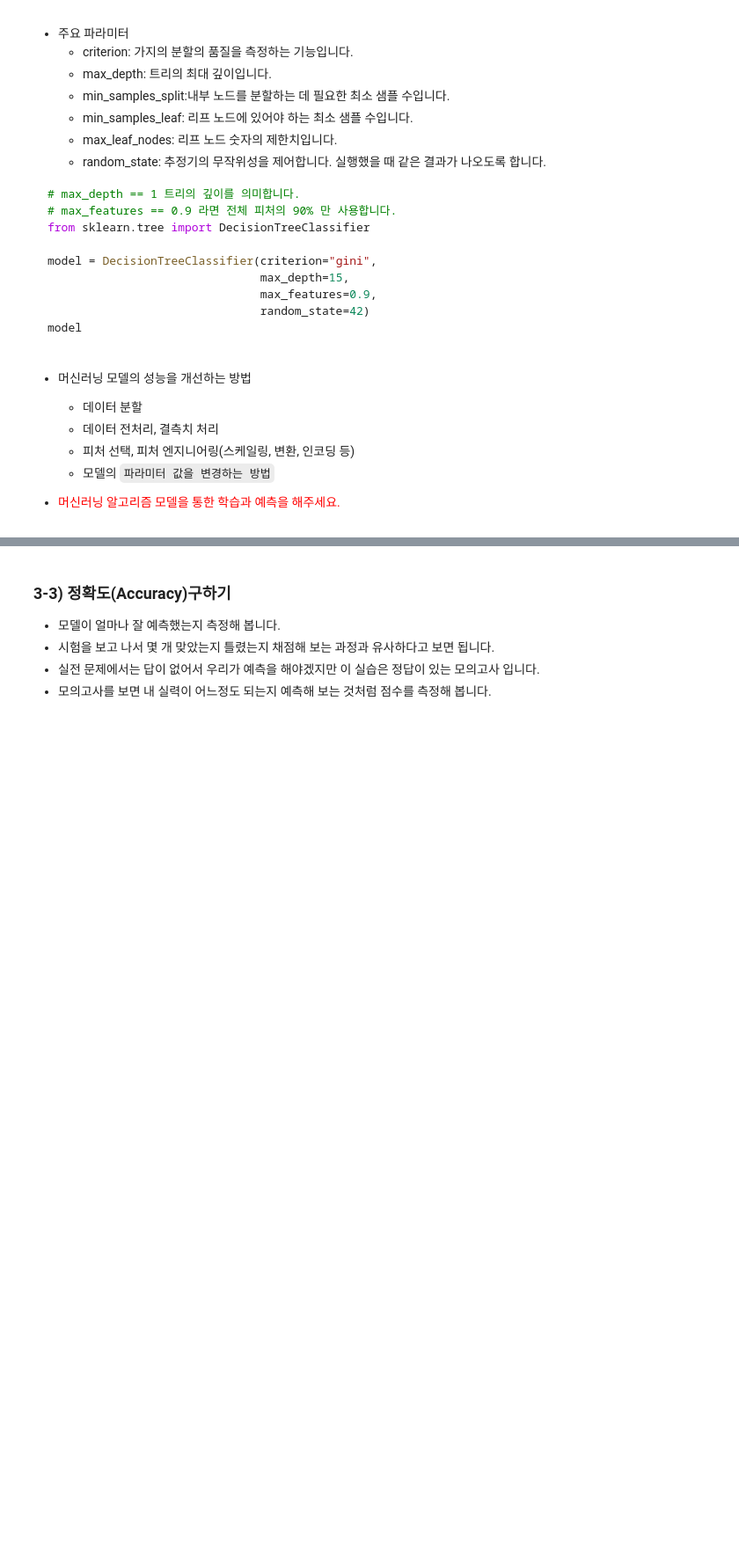
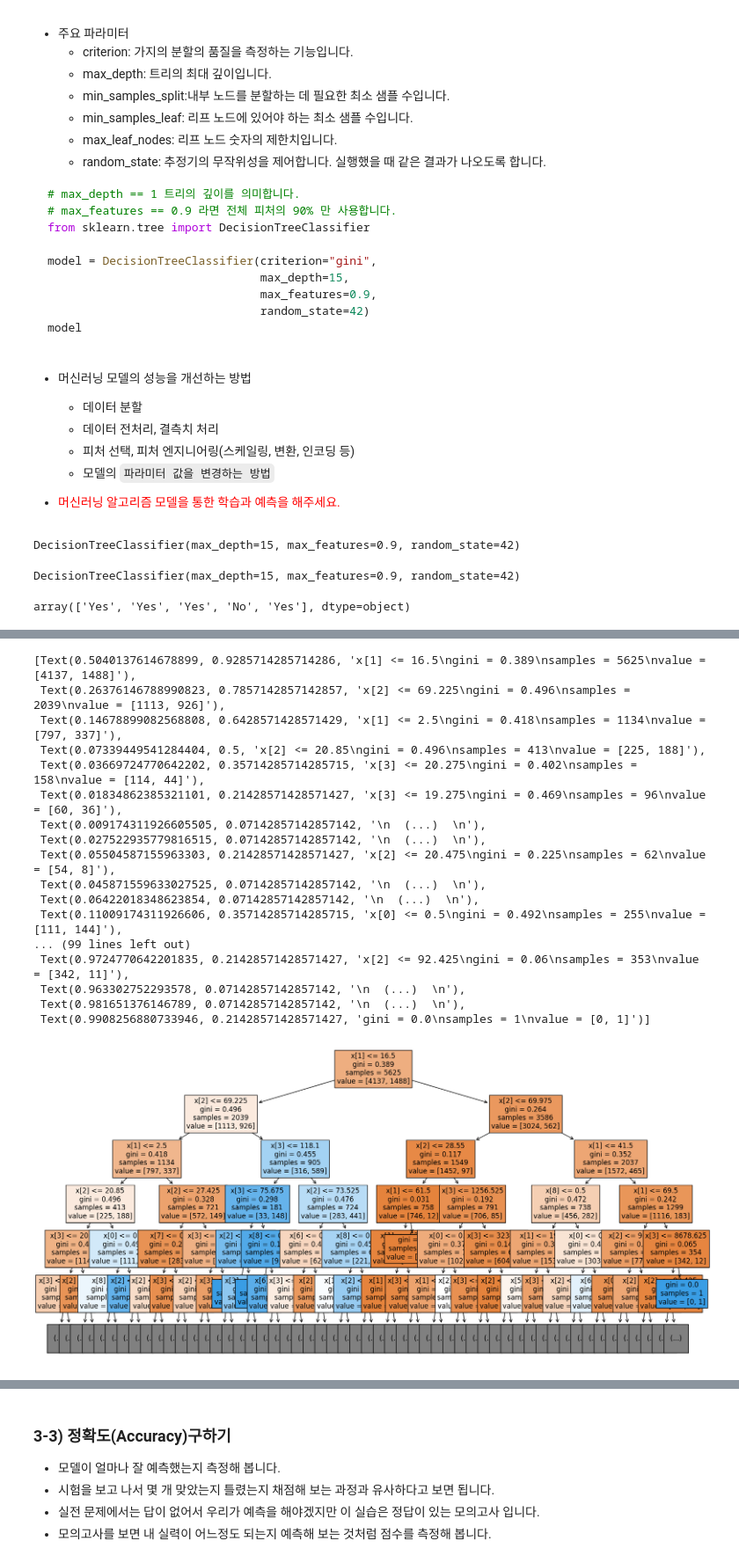
Before and after one commit to WzAcorn/Data-Science-Projects2024, a Jupyter notebook: 01_week_mission_booster.ipynb, the cells around one changed output, grey strips where cells are left out. Shown at 88% size. Drawn from its saved outputs; the diff is of its cells as text; code cells hidden in the pictures; blank space fills up the shorter version.

```diff
--- a/01_week_mission_booster.ipynb
+++ b/01_week_mission_booster.ipynb
@@ -175,8 +295,10 @@ label_name
 # X, y를 만들어 줍니다.
 # 물음표를 채워 독립변수(X)와 종속변수(y)를 나눠주세요.
 # scikit-learn에서 데이터는 대문자 X(2차원,행렬)로 표시하고 정답은 소문자 y(1차원,벡터)로 표기합니다.
-X = df[?]
-y = df[?]
+X = df[['SeniorCitizen', 'tenure', 'MonthlyCharges', 'TotalCharges',
+       'gender_encode', 'Partner_encode', 'Dependents_encode',
+       'PhoneService_encode', 'PaperlessBilling_encode']]
+y = df['Churn']
 display(X.head(2))
 display(y.head(2))
 X.shape, y.shape
@@ -227,11 +363,11 @@ split_count
 # %%
 # 데이터의 80%을 나눌 기준 인덱스(split_count)로 문제 데이터(X)를 train, test로 나눕니다.
 # 데이터의 80%을 나눌 기준 인덱스(split_count)로 정답 데이터(y)를 train, test로 나눕니다.
-X_train = ____________
-y_train = ____________
+X_train = X[:split_count]
+y_train = y[:split_count]
 
-X_test = ____________
-y_test = ____________
+X_test = X[split_count:]
+y_test = y[split_count:]
 
 print("* 데이터가 잘 나뉘었는지 shape 값을 통해 확인해 보세요.")
 
@@ -327,15 +466,25 @@ model
 
 from sklearn.tree import DecisionTreeClassifier
 
-model = ____________
+model = DecisionTreeClassifier(criterion="gini",
+                               max_depth=15,
+                               max_features=0.9,
+                               random_state=42)
+model
+# %% [output]
+DecisionTreeClassifier(max_depth=15, max_features=0.9, random_state=42)
 # %%
 # 데이터를 머신러닝 모델로 학습(fit)합니다.
 # 기출문제 X_train 와 기출문제의 정답 y_train 을 넣고 학습을 합니다.
-model.____________(X_train, y_train)
+model.fit(X_train, y_train)
+# %% [output]
+DecisionTreeClassifier(max_depth=15, max_features=0.9, random_state=42)
 # %%
 # 데이터를 머신러닝 모델로 예측(predict)합니다.
-y_predict = model.____________(X_test)
+y_predict = model.predict(X_test)
 y_predict[:5]
+# %% [output]
+array(['Yes', 'Yes', 'Yes', 'No', 'Yes'], dtype=object)
 # %% [markdown]
 ## 미션 3 - 점수 측정하고 피처의 중요도 시각화 하기
 * 예측한 데이터셋의 점수를 Accuracy로 측정하고 모델이 학습한 피처의 중요도를 시각화 해주세요.
@@ -349,12 +498,31 @@ y_predict[:5]
 # %%
 # plot_tree 를 통해 tree 를 시각화 합니다.
 # 시각화 할 때만 max_depth를 제한한것이고 실제 모델에서는 다른 값을 사용하게 됩니다.
 # 위 예시 이미지를 참고합니다.
 from sklearn.tree import plot_tree
 
 plt.figure(figsize=(20, 10))
 # 여기에 구현해 주세요.
-plot_tree(____________________________________)
+plot_tree(model, max_depth=5, filled=True, fontsize=12)
+# %% [output]
+[Text(0.5040137614678899, 0.9285714285714286, 'x[1] <= 16.5\ngini = 0.389\nsamples = 5625\nvalue = [4137, 1488]'),
+ Text(0.26376146788990823, 0.7857142857142857, 'x[2] <= 69.225\ngini = 0.496\nsamples = 2039\nvalue = [1113, 926]'),
+ Text(0.14678899082568808, 0.6428571428571429, 'x[1] <= 2.5\ngini = 0.418\nsamples = 1134\nvalue = [797, 337]'),
+ Text(0.07339449541284404, 0.5, 'x[2] <= 20.85\ngini = 0.496\nsamples = 413\nvalue = [225, 188]'),
+ Text(0.03669724770642202, 0.35714285714285715, 'x[3] <= 20.275\ngini = 0.402\nsamples = 158\nvalue = [114, 44]'),
+ Text(0.01834862385321101, 0.21428571428571427, 'x[3] <= 19.275\ngini = 0.469\nsamples = 96\nvalue = [60, 36]'),
+ Text(0.009174311926605505, 0.07142857142857142, '\n  (...)  \n'),
+ Text(0.027522935779816515, 0.07142857142857142, '\n  (...)  \n'),
+ Text(0.05504587155963303, 0.21428571428571427, 'x[2] <= 20.475\ngini = 0.225\nsamples = 62\nvalue = [54, 8]'),
+ Text(0.045871559633027525, 0.07142857142857142, '\n  (...)  \n'),
+ Text(0.06422018348623854, 0.07142857142857142, '\n  (...)  \n'),
+ Text(0.11009174311926606, 0.35714285714285715, 'x[0] <= 0.5\ngini = 0.492\nsamples = 255\nvalue = [111, 144]'),
+... (99 lines left out)
+ Text(0.9724770642201835, 0.21428571428571427, 'x[2] <= 92.425\ngini = 0.06\nsamples = 353\nvalue = [342, 11]'),
+ Text(0.963302752293578, 0.07142857142857142, '\n  (...)  \n'),
+ Text(0.981651376146789, 0.07142857142857142, '\n  (...)  \n'),
+ Text(0.9908256880733946, 0.21428571428571427, 'gini = 0.0\nsamples = 1\nvalue = [0, 1]')]
+[figure, added]
 # %%
 # export_text 를 통해 문자( text )로 트리를 시각화 합니다.
 # 너무 길어 한눈에 보기가 어려울 경우, max_depth 를 설정하면 특정 깊이까지만 보입니다.
```
Also changed, not shown: parts of 25 cells of this notebook.
